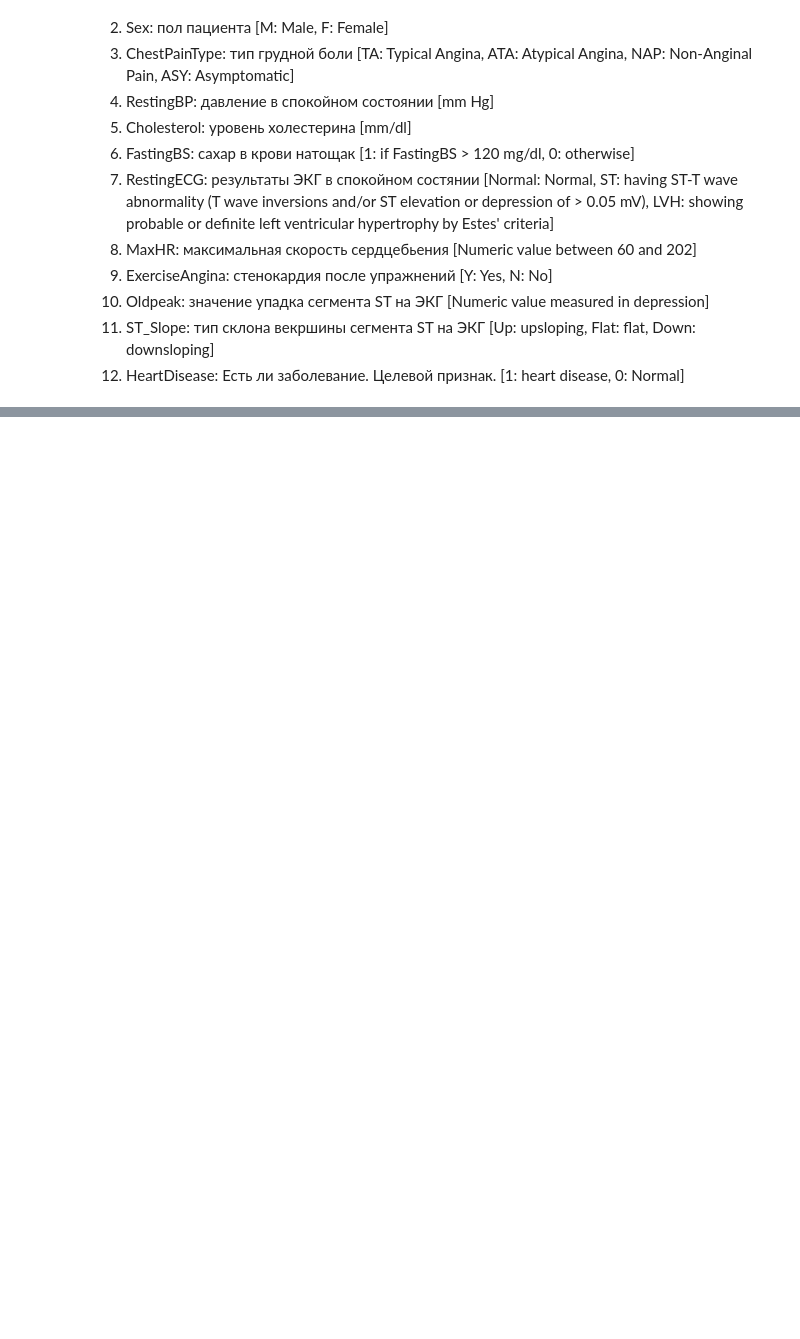
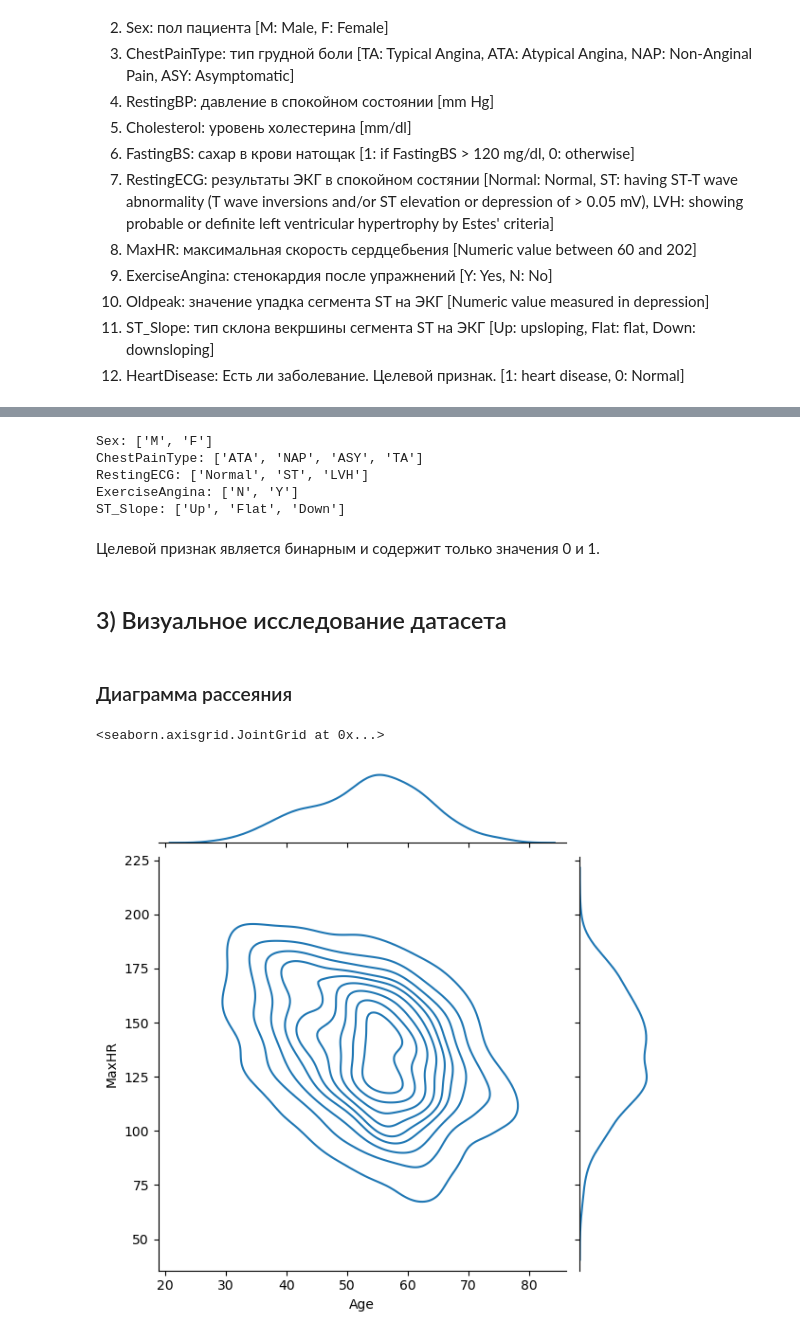
Before and after one commit to DeOwl/Machine_learning_6_sem, a Jupyter notebook: lab_1.ipynb, the cells around one changed output, grey strips where cells are left out. Drawn from its saved outputs; the diff is of its cells as text; code cells hidden in the pictures; blank space fills up the shorter version.

Commit message:
basic_analysis_done
Добавил несколько графов для визуального исследования датасета и корреляции признаков

```diff
--- a/lab_1.ipynb
+++ b/lab_1.ipynb
@@ -34,0 +37,33 @@ https://www.kaggle.com/datasets/fedesoriano/heart-failure-prediction
+# %%
+try:
+    import numpy as np
+except:
+    !pip install numpy
+    import numpy as np
+
+try:
+    import pandas as pd
+except:
+    !pip install pandas
+    import pandas as pd
+
+try:
+    import seaborn as sns
+except:
+    !pip install seaborn
+    import seaborn as sns
+
+try:
+    import matplotlib.pyplot as plt
+except:
+    !pip install matplotlib
+    import matplotlib.pyplot as plt
+
+try:
+    import kagglehub
+except:
+    !pip install kagglehub
+    import kagglehub
+
+# Download latest version
+path = kagglehub.dataset_download("fedesoriano/heart-failure-prediction")
@@ -34,0 +72,2 @@ https://www.kaggle.com/datasets/fedesoriano/heart-failure-prediction
+# %%
+data = pd.read_csv(path+'/heart.csv')
@@ -34,0 +141,23 @@ https://www.kaggle.com/datasets/fedesoriano/heart-failure-prediction
+# %%
+# Определим уникальные значения для целевого признака
+unique_cols = ['Sex', 'ChestPainType', 'RestingECG', 'ExerciseAngina', 'ST_Slope']
+for col in unique_cols:
+    print("{}: {}".format(col, list(data[col].unique())))
+# %% [output]
+Sex: ['M', 'F']
+ChestPainType: ['ATA', 'NAP', 'ASY', 'TA']
+RestingECG: ['Normal', 'ST', 'LVH']
+ExerciseAngina: ['N', 'Y']
+ST_Slope: ['Up', 'Flat', 'Down']
+# %% [markdown]
+Целевой признак является бинарным и содержит только значения 0 и 1.
+# %% [markdown]
+## 3) Визуальное исследование датасета
+# %% [markdown]
+### Диаграмма рассеяния
+# %%
+
+sns.jointplot(x='Age', y='MaxHR', data=data, kind="kde")
+# %% [output]
+<seaborn.axisgrid.JointGrid at 0x...>
+[figure, added]
```
Also changed, not shown: parts of 14 cells of this notebook.
